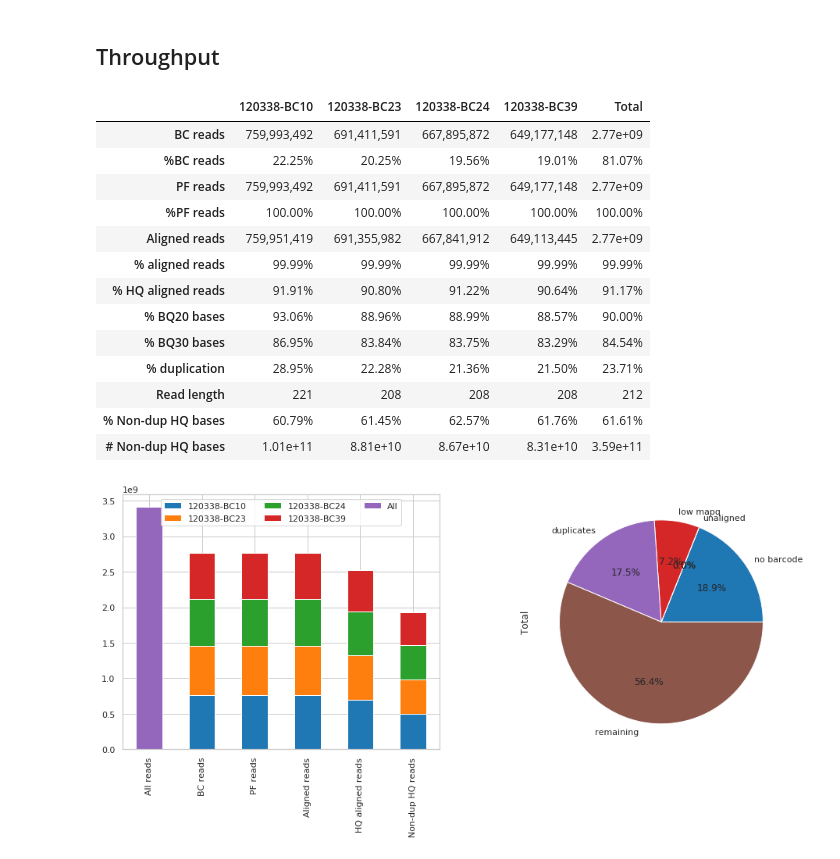
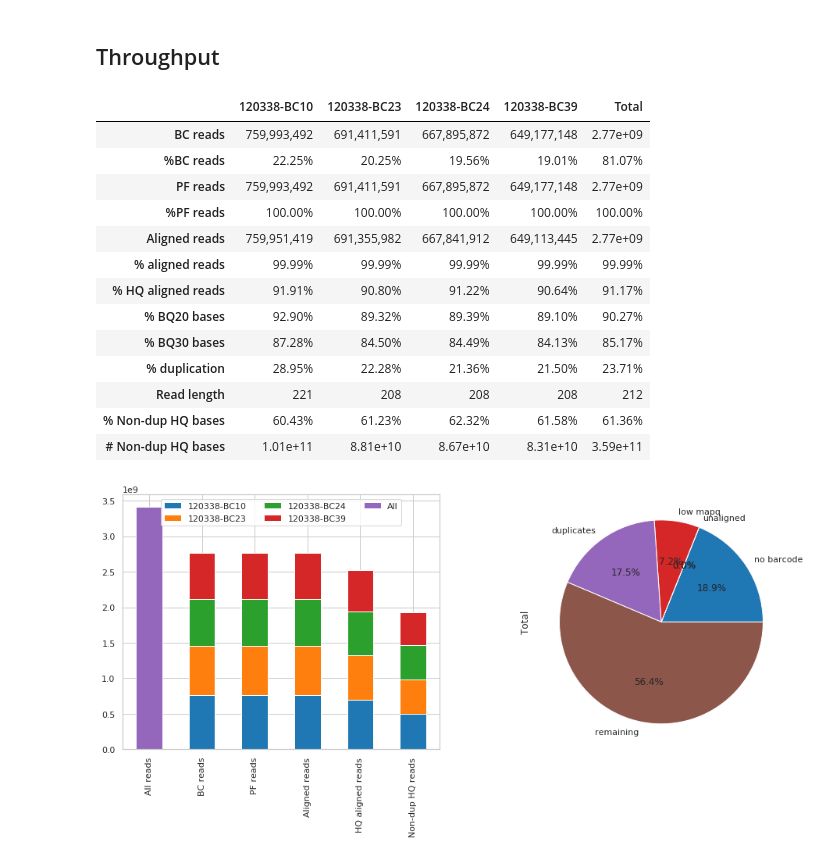
Before and after one commit to Ultimagen/VariantCalling, a Jupyter notebook: src/python/reports/createQCReport.ipynb, the cells around one changed output. Cells and saved outputs as stored; diff of their text form; code cells hidden in the pictures.

```diff
--- a/src/python/reports/createQCReport.ipynb
+++ b/src/python/reports/createQCReport.ipynb
@@ -29,7 +29,7 @@ cvg_raw = {}
 cvg = {}
 samples=prm['samples']
 for s in samples:
-    h5infile='metrics/'+s+'.h5'
+    h5infile=s+'.h5'
     metrics[s]=pd.read_hdf(h5infile, key='metrics', mode='r')
     cvg_raw[s]=pd.read_hdf(h5infile, key='raw_wgs_metrics_cvg', mode='r')
     cvg[s]=pd.read_hdf(h5infile, key='wgs_metrics_cvg', mode='r')
@@ -67,9 +67,9 @@ for s in samples:
     filtReads=getMetric(s,'unmapped.quality_yield_metrics','PF_READS',float)
     alignedReads=getMetric(s,'alignment_summary_metrics','PF_READS_ALIGNED',float)
     hqalignedReads=getMetric(s,'alignment_summary_metrics','PF_HQ_ALIGNED_READS',float)
-    pfBases=getMetric(s,'quality_yield_metrics','PF_BASES',float)
-    bq20Bases=getMetric(s,'quality_yield_metrics','Q20_BASES',float)
-    bq30Bases=getMetric(s,'quality_yield_metrics','Q30_BASES',float)
+    pfBases=getMetric(s,'unmapped.quality_yield_metrics','PF_BASES',float)
+    bq20Bases=getMetric(s,'unmapped.quality_yield_metrics','Q20_BASES',float)
+    bq30Bases=getMetric(s,'unmapped.quality_yield_metrics','Q30_BASES',float)
     bq20mapq20Bases=getMetric(s,'alignment_summary_metrics','PF_HQ_ALIGNED_Q20_BASES',float)
     dupRate=getMetric(s,'wgs_metrics','PCT_EXC_DUPE',float)
     readLen=getMetric(s,'alignment_summary_metrics','MEAN_READ_LENGTH',float)
@@ -77,39 +77,43 @@ for s in samples:
     row=pd.DataFrame({'All reads':0,
                       'BC reads':bcReads,
                       '%BC reads':bcReads/prm['total_beads'],
                       'PF reads':filtReads,
                       '%PF reads':filtReads/bcReads,
                       'Aligned reads':alignedReads,
                       'HQ aligned reads':hqalignedReads,
                       '% aligned reads':alignedReads/filtReads,
                       '% HQ aligned reads':hqalignedReads/filtReads,
                       '% BQ20 bases':bq20Bases/pfBases,
                       '% BQ30 bases':bq30Bases/pfBases,
                       '% duplication':dupRate,
                       'Non-dup HQ reads':hqalignedReads*(1-dupRate),
                       'Read length':readLen,
                       '% Non-dup HQ bases':bq20mapq20Bases/pfBases*(1-dupRate),
                       '# Non-dup HQ bases':bq20mapq20Bases*(1-dupRate),
                      },index=[s])
     tp=pd.concat([tp,row])
 tp.loc['Total'] = calcTotalRow(tp,[1,1,1,1,0,1,1,0,0,0,0,0,1,0,0])
-tp.loc['Total','All reads']=prm['total_beads']
+
+allBcReads=tp.loc['Total','BC reads']
+tp.loc['Total','All reads']=prm['total_beads'] if prm['total_beads']>allBcReads else allBcReads
+
+
 tp[['BC reads','%BC reads','PF reads','%PF reads','Aligned reads','% aligned reads','% HQ aligned reads',
     '% BQ20 bases','% BQ30 bases','% duplication','Read length','% Non-dup HQ bases','# Non-dup HQ bases']].transpose()
 # %% [output]
 |  | 120338-BC10 | 120338-BC23 | 120338-BC24 | 120338-BC39 | Total |
 | BC reads | 759,993,492 | 691,411,591 | 667,895,872 | 649,177,148 | 2.77e+09 |
 | %BC reads | 22.25% | 20.25% | 19.56% | 19.01% | 81.07% |
 | PF reads | 759,993,492 | 691,411,591 | 667,895,872 | 649,177,148 | 2.77e+09 |
 | %PF reads | 100.00% | 100.00% | 100.00% | 100.00% | 100.00% |
 | Aligned reads | 759,951,419 | 691,355,982 | 667,841,912 | 649,113,445 | 2.77e+09 |
 | % aligned reads | 99.99% | 99.99% | 99.99% | 99.99% | 99.99% |
 | % HQ aligned reads | 91.91% | 90.80% | 91.22% | 90.64% | 91.17% |
-| % BQ20 bases | 93.06% | 88.96% | 88.99% | 88.57% | 90.00% |
-| % BQ30 bases | 86.95% | 83.84% | 83.75% | 83.29% | 84.54% |
+| % BQ20 bases | 92.90% | 89.32% | 89.39% | 89.10% | 90.27% |
+| % BQ30 bases | 87.28% | 84.50% | 84.49% | 84.13% | 85.17% |
 | % duplication | 28.95% | 22.28% | 21.36% | 21.50% | 23.71% |
 | Read length | 221 | 208 | 208 | 208 | 212 |
-| % Non-dup HQ bases | 60.79% | 61.45% | 62.57% | 61.76% | 61.61% |
+| % Non-dup HQ bases | 60.43% | 61.23% | 62.32% | 61.58% | 61.36% |
 | # Non-dup HQ bases | 1.01e+11 | 8.81e+10 | 8.67e+10 | 8.31e+10 | 3.59e+11 |
 # %%
 import seaborn as sns
```
Also changed, not shown: parts of 2 cells of this notebook.
